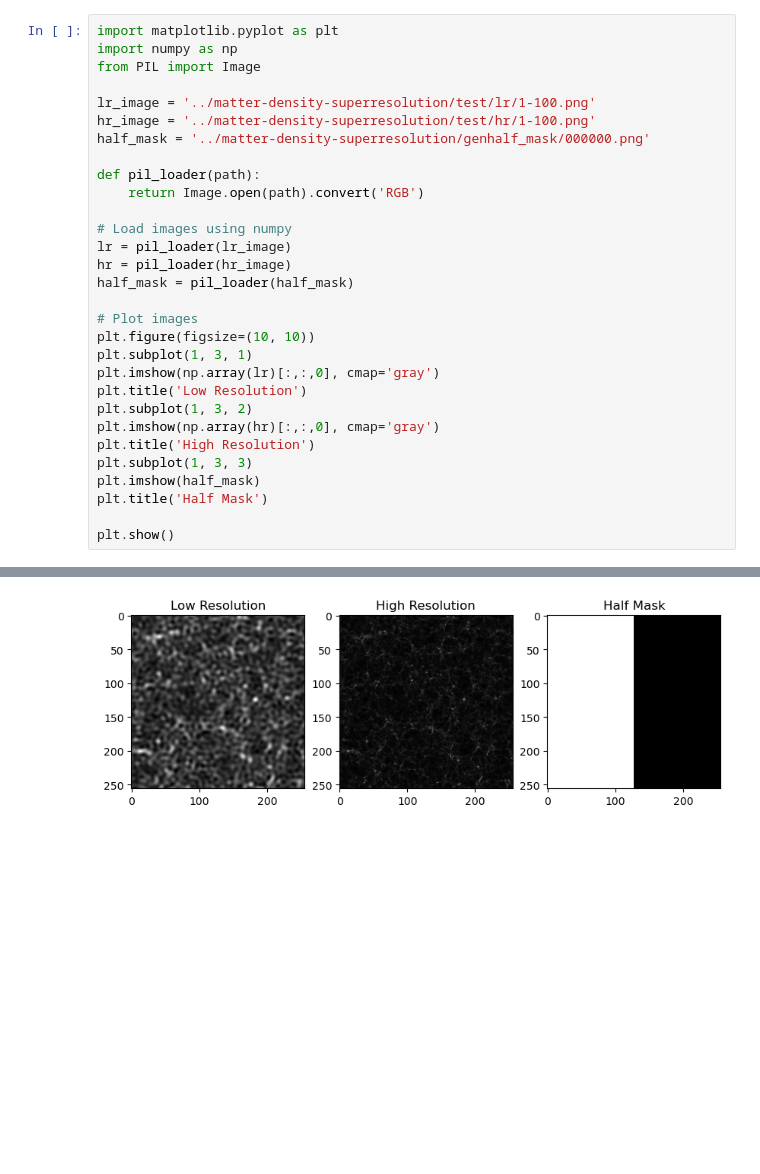
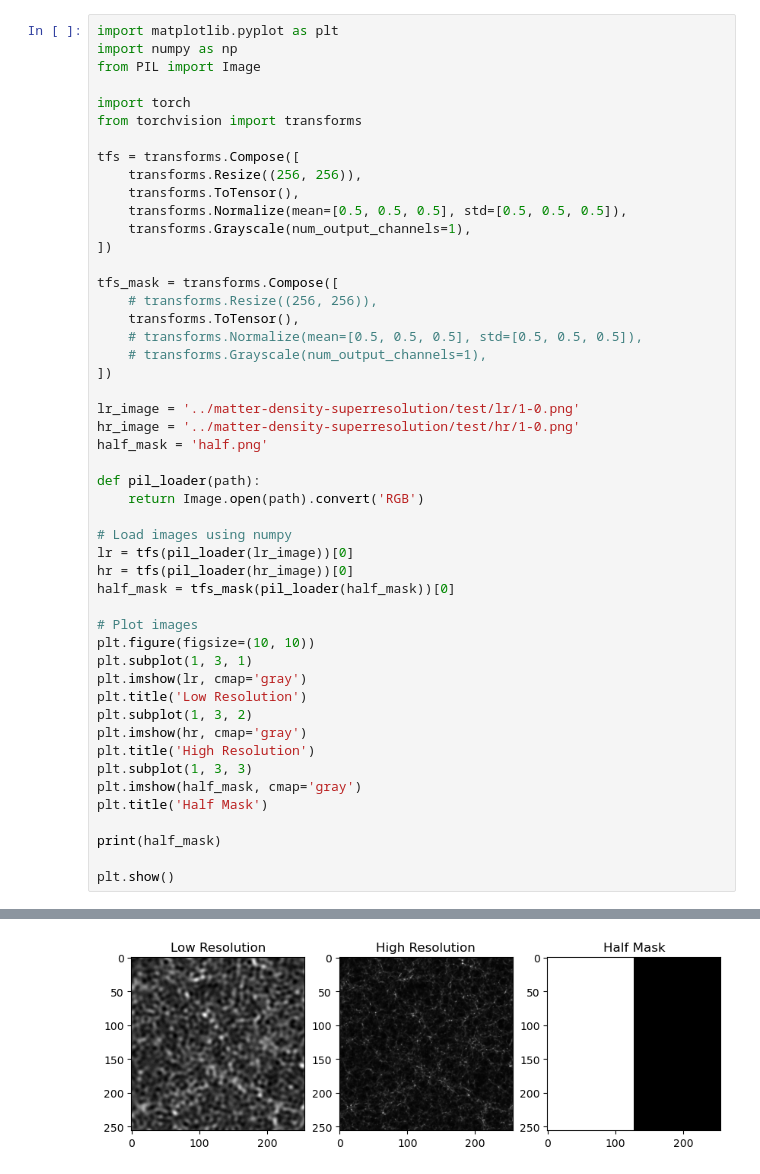
Before and after one commit to michaelgira23/Palette-Image-to-Image-Diffusion-Models, a Jupyter notebook: explore_inpainting.ipynb, the cells around one changed output, grey strips where cells are left out. Drawn from its saved outputs; the diff is of its cells as text; blank space fills up the shorter version.

```diff
--- a/explore_inpainting.ipynb
+++ b/explore_inpainting.ipynb
@@ -3,29 +3,48 @@ import matplotlib.pyplot as plt
 import numpy as np
 from PIL import Image
 
-lr_image = '../matter-density-superresolution/test/lr/1-100.png'
-hr_image = '../matter-density-superresolution/test/hr/1-100.png'
-half_mask = '../matter-density-superresolution/genhalf_mask/000000.png'
+import torch
+from torchvision import transforms
+
+tfs = transforms.Compose([
+	transforms.Resize((256, 256)),
+	transforms.ToTensor(),
+	transforms.Normalize(mean=[0.5, 0.5, 0.5], std=[0.5, 0.5, 0.5]),
+	transforms.Grayscale(num_output_channels=1),
+])
+
+tfs_mask = transforms.Compose([
+	# transforms.Resize((256, 256)),
+	transforms.ToTensor(),
+	# transforms.Normalize(mean=[0.5, 0.5, 0.5], std=[0.5, 0.5, 0.5]),
+	# transforms.Grayscale(num_output_channels=1),
+])
+
+lr_image = '../matter-density-superresolution/test/lr/1-0.png'
+hr_image = '../matter-density-superresolution/test/hr/1-0.png'
+half_mask = 'half.png'
 
 def pil_loader(path):
     return Image.open(path).convert('RGB')
 
 # Load images using numpy
-lr = pil_loader(lr_image)
-hr = pil_loader(hr_image)
-half_mask = pil_loader(half_mask)
+lr = tfs(pil_loader(lr_image))[0]
+hr = tfs(pil_loader(hr_image))[0]
+half_mask = tfs_mask(pil_loader(half_mask))[0]
 
 # Plot images
 plt.figure(figsize=(10, 10))
 plt.subplot(1, 3, 1)
-plt.imshow(np.array(lr)[:,:,0], cmap='gray')
+plt.imshow(lr, cmap='gray')
 plt.title('Low Resolution')
 plt.subplot(1, 3, 2)
-plt.imshow(np.array(hr)[:,:,0], cmap='gray')
+plt.imshow(hr, cmap='gray')
 plt.title('High Resolution')
 plt.subplot(1, 3, 3)
-plt.imshow(half_mask)
+plt.imshow(half_mask, cmap='gray')
 plt.title('Half Mask')
 
+print(half_mask)
+
 plt.show()
 # %% [output]
@@ -32,2 +58,2 @@ plt.show()
-[figure, old version]
+[figure, new version]
 # %%
```
Also changed, not shown: parts of 8 cells of this notebook, 4 other files.
